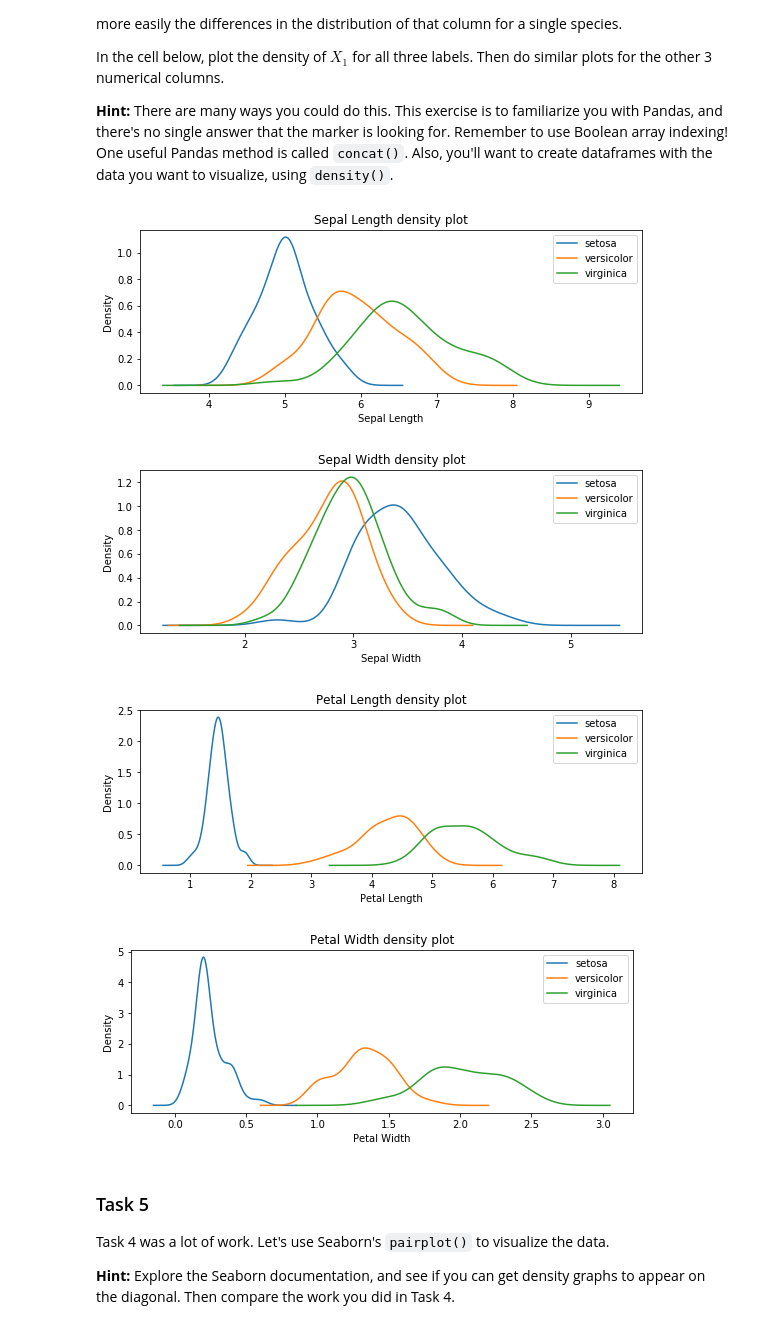
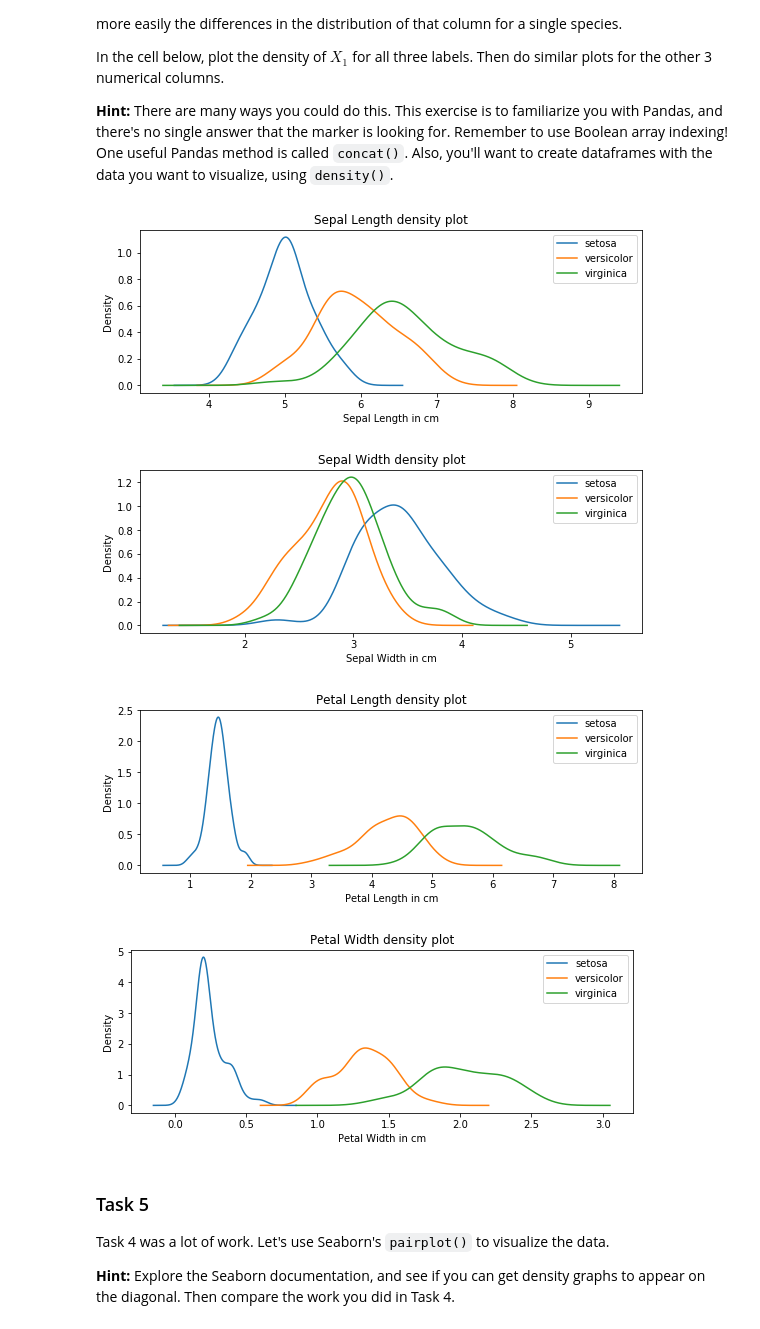
Before and after one commit to Minam7/CMPT820, a Jupyter notebook: HW1/Provided/A1Q7.ipynb, the cells around one changed output. Saved outputs shown, nothing was run; the diff lists cells and outputs as text; code cells hidden in the pictures.

```diff
--- a/HW1/Provided/A1Q7.ipynb
+++ b/HW1/Provided/A1Q7.ipynb
@@ -78,63 +91,65 @@ In the cell below, plot the density of $X_1$ for all three labels.  Then do simi
 
 **Hint:**  There are many ways you could do this.  This exercise is to familiarize you with Pandas, and there's no single answer that the marker is looking for.  Remember to use Boolean array indexing!  One useful Pandas method is called `concat()`.  Also, you'll want to create dataframes with the data you want to visualize, using `density()`.
 # %%
-# sepal length
-
+# Sepal length
 # select only sepal_length and sepcies columns
 sepal = iris.filter(items=['sepal_length', 'species'])
 
+# creating plot
 fig, ax = plt.subplots(figsize=(9, 3))
+
+# adding each group to the plot
 for label, df in sepal.groupby('species'):
     df.sepal_length.plot(kind="kde", ax=ax, label=label)
 
-
+# adding plot axis label, title and legend
 plt.title('Sepal Length density plot')
-plt.xlabel('Sepal Length')
+plt.xlabel('Sepal Length in cm')
 plot = plt.legend()
 
-# sepal width
+# Sepal width
 # select only sepal_width and sepcies columns
 sepal = iris.filter(items=['sepal_width', 'species'])
 
 fig, ax = plt.subplots(figsize=(9, 3))
 for label, df in sepal.groupby('species'):
     df.sepal_width.plot(kind="kde", ax=ax, label=label)
 
 
 plt.title('Sepal Width density plot')
-plt.xlabel('Sepal Width')
+plt.xlabel('Sepal Width in cm')
 plot = plt.legend()
 
-# petal length
+# Petal length
 # select only petal_length and sepcies columns
 sepal = iris.filter(items=['petal_length', 'species'])
 
 fig, ax = plt.subplots(figsize=(9, 3))
 for label, df in sepal.groupby('species'):
     df.petal_length.plot(kind="kde", ax=ax, label=label)
 
 
 plt.title('Petal Length density plot')
-plt.xlabel('Petal Length')
+plt.xlabel('Petal Length in cm')
 plot = plt.legend()
 
-# petal width
+# Petal width
 # select only petal_width and sepcies columns
 sepal = iris.filter(items=['petal_width', 'species'])
 
 fig, ax = plt.subplots(figsize=(9, 3))
 for label, df in sepal.groupby('species'):
     df.petal_width.plot(kind="kde", ax=ax, label=label)
 
 
 plt.title('Petal Width density plot')
-plt.xlabel('Petal Width')
+plt.xlabel('Petal Width in cm')
 plot = plt.legend()
 # %% [output]
-[figure, old version]
+[figure, new version]
-[figure, old version]
+[figure, new version]
-[figure, old version]
+[figure, new version]
-[figure, old version]
+[figure, new version]
 # %% [markdown]
 ### Task 5
 Task 4 was a lot of work.  Let's use Seaborn's `pairplot()` to visualize the data.
```
Also changed, not shown: parts of 3 cells of this notebook.
